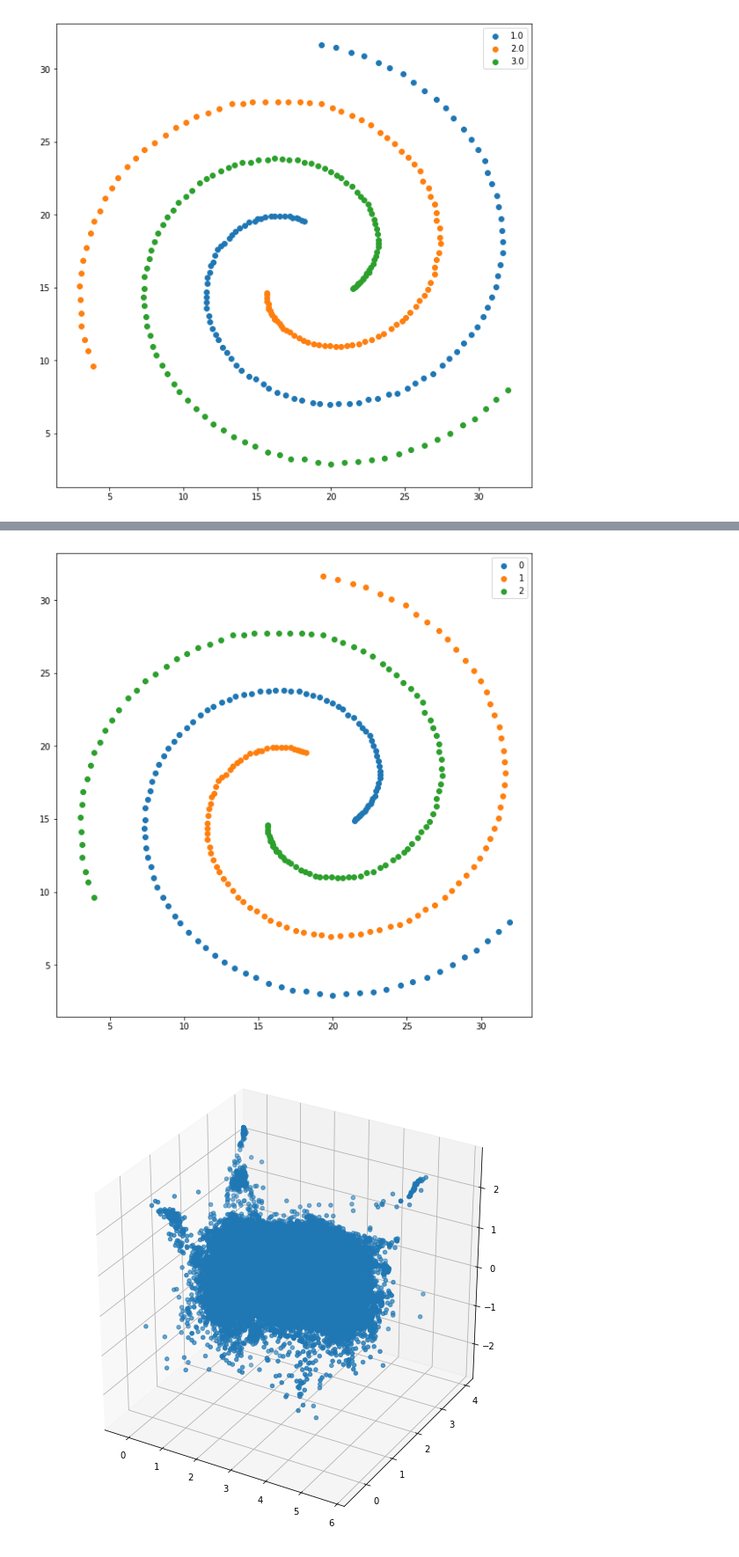
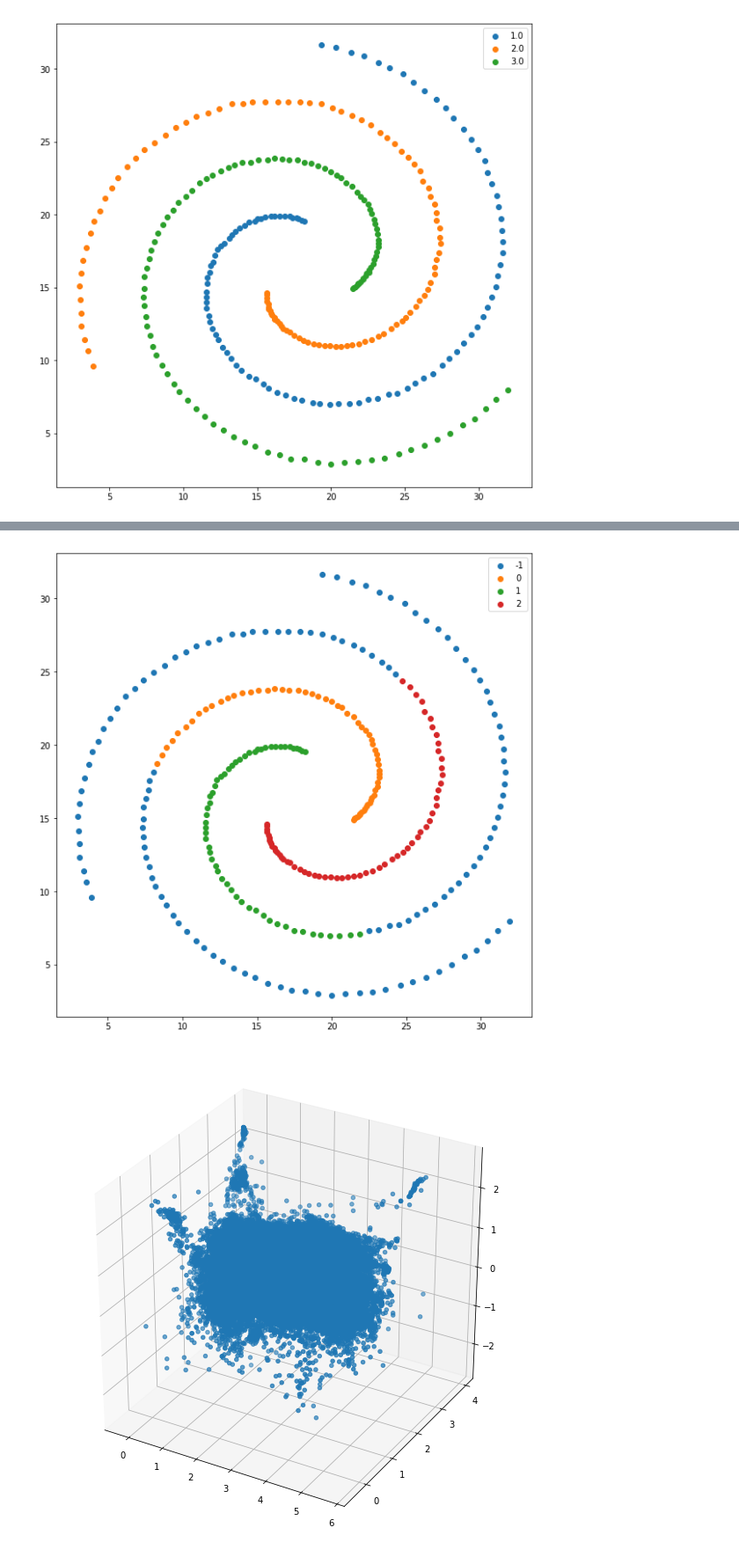
Before and after one commit to kxu08/Bootcamp2019, a Jupyter notebook: Day04/Afternoon1_Clustering/Clustering_DimReduction.ipynb, the cells around one changed output, grey strips where cells are left out. Shown at 88% size. Drawn from its saved outputs; the diff is of its cells as text; code cells hidden in the pictures.

```diff
--- a/Day04/Afternoon1_Clustering/Clustering_DimReduction.ipynb
+++ b/Day04/Afternoon1_Clustering/Clustering_DimReduction.ipynb
@@ -104,0 +124,6 @@ plot_labeled(X,y)
+# %%
+# DBSCAN
+model = DBSCAN()
+model.fit(X)
+labels = model.labels_
+plot_labeled(X, labels)
@@ -105,11 +132,11 @@ plot_labeled(X,y)
 # %%
 # tuning DBSCAN hyper parameters
-model = DBSCAN(min_samples = 1, eps = 3)
+model = DBSCAN(min_samples = 10, eps = 3)
 model.fit(X)
 labels = model.labels_
 plot_labeled(X,labels)
 # %% [output]
-[figure, old version]
+[figure, new version]
 # %%
 # 3D dataset
 X = load_unlabeled_data("data/unlabeled_ConfLongDemo.txt")
```
Also changed, not shown: parts of 25 cells of this notebook, 4 other files.
